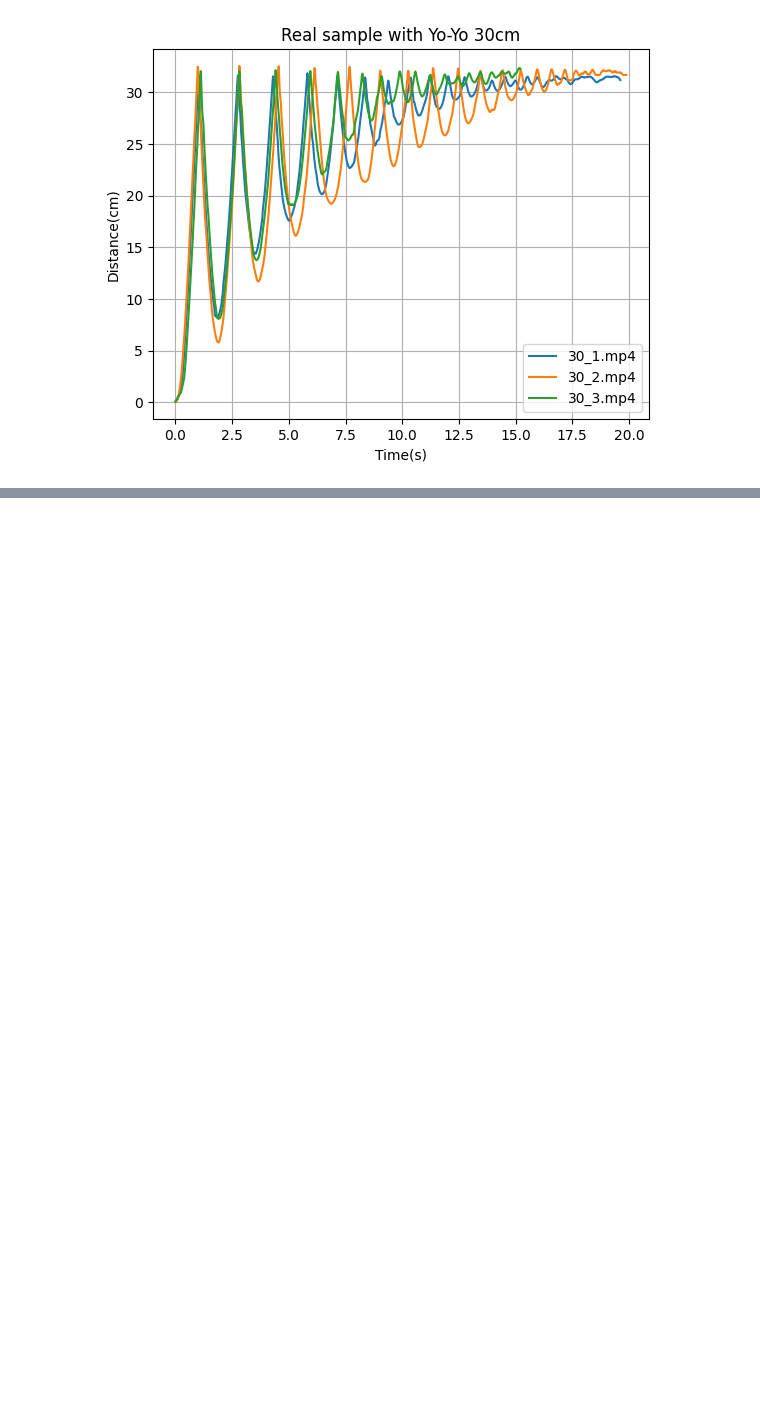
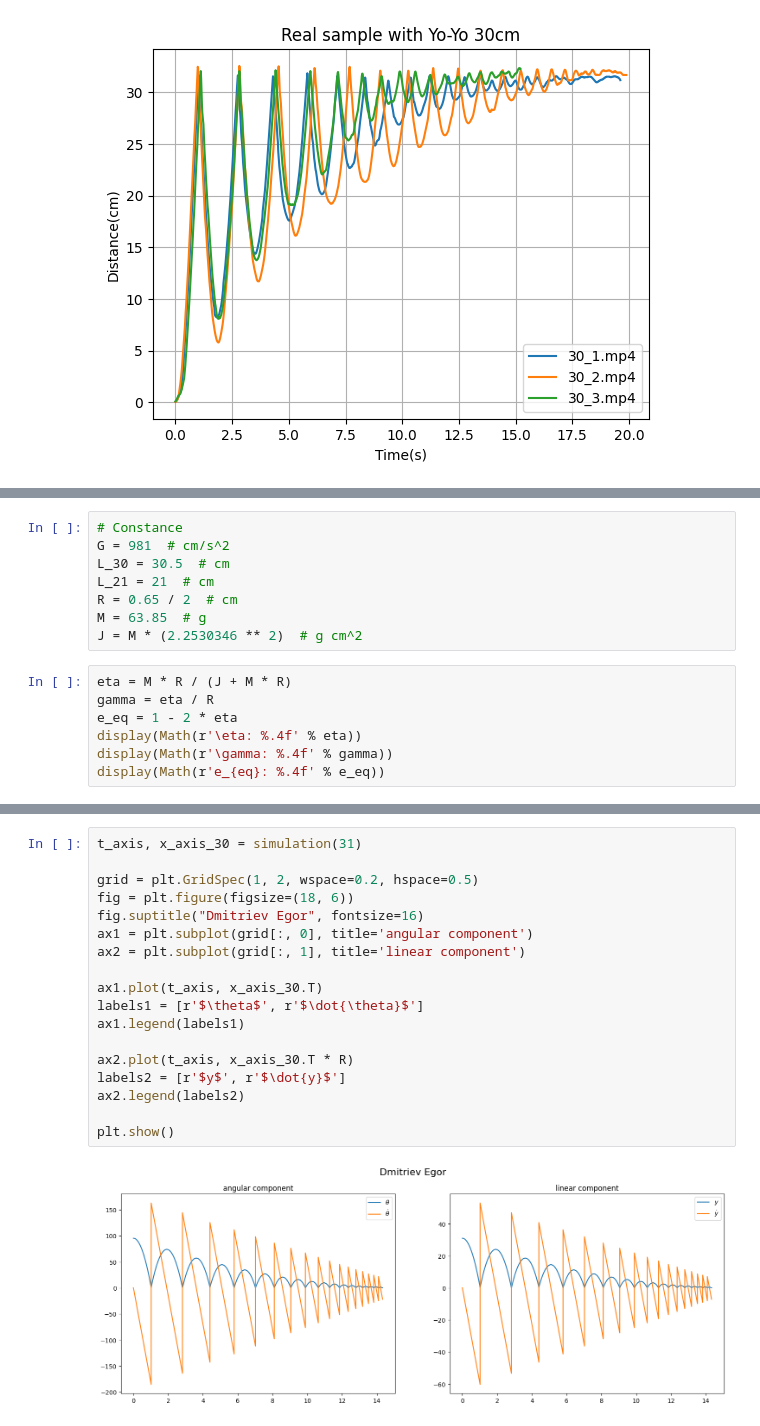
Before and after one commit to Slauva/Theoretical-Mechanics, a Jupyter notebook: research02/simulation.ipynb, the cells around one changed output, grey strips where cells are left out. Cells and saved outputs as stored; diff of their text form; blank space fills up the shorter version.

```diff
--- a/research02/simulation.ipynb
+++ b/research02/simulation.ipynb
@@ -83,0 +60,15 @@ print(np.mean(s))
+# %%
+# Constance
+G = 981  # сm/s^2
+L_30 = 30.5  # cm
+L_21 = 21  # cm
+R = 0.65 / 2  # cm
+M = 63.85  # g
+J = M * (2.2530346 ** 2)  # g cm^2
+# %%
+eta = M * R / (J + M * R)
+gamma = eta / R
+e_eq = 1 - 2 * eta
+display(Math(r'\eta: %.4f' % eta))
+display(Math(r'\gamma: %.4f' % gamma))
+display(Math(r'e_{eq}: %.4f' % e_eq))
@@ -83,0 +120,20 @@ print(np.mean(s))
+# %%
+t_axis, x_axis_30 = simulation(31)
+
+grid = plt.GridSpec(1, 2, wspace=0.2, hspace=0.5)
+fig = plt.figure(figsize=(18, 6))
+fig.suptitle("Dmitriev Egor", fontsize=16)
+ax1 = plt.subplot(grid[:, 0], title='angular component')
+ax2 = plt.subplot(grid[:, 1], title='linear component')
+
+ax1.plot(t_axis, x_axis_30.T)
+labels1 = [r'$\theta$', r'$\dot{\theta}$']
+ax1.legend(labels1)
+
+ax2.plot(t_axis, x_axis_30.T * R)
+labels2 = [r'$y$', r'$\dot{y}$']
+ax2.legend(labels2)
+
+plt.show()
+# %% [output]
+[figure, added]
```
Also changed, not shown: parts of 14 cells of this notebook, 3 other files.
